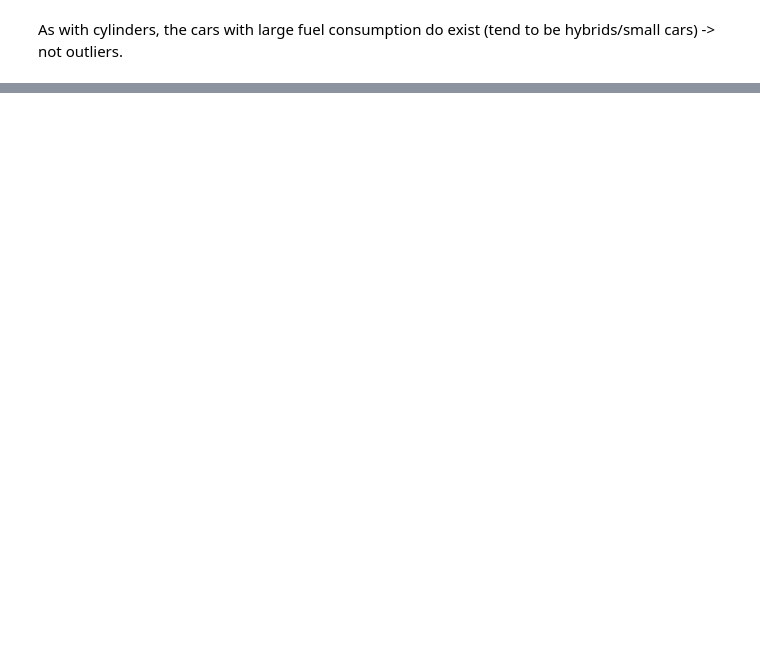
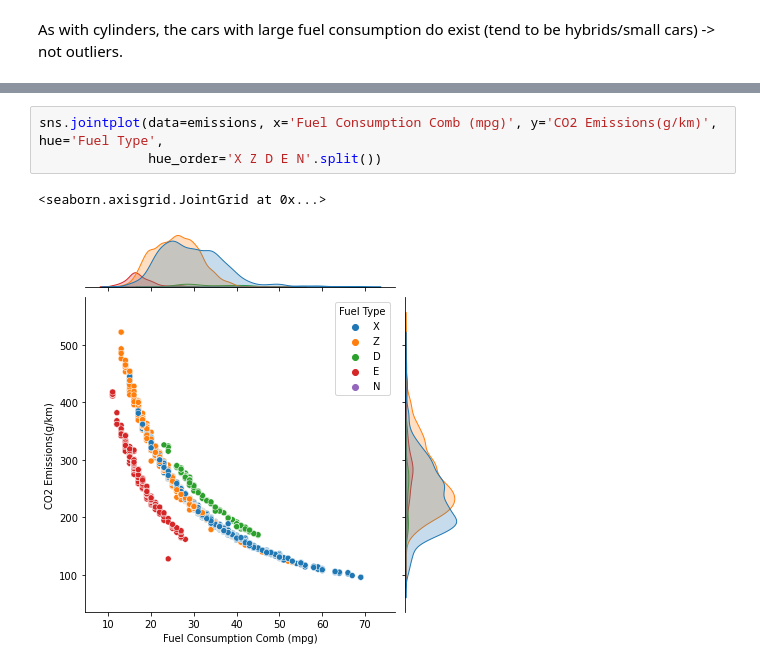
Before and after one commit to tbache/CO2_emissions_regression, a Jupyter notebook: CO2_emissions_regression.ipynb, the cells around one changed output, grey strips where cells are left out. Cells and saved outputs as stored; diff of their text form; blank space fills up the shorter version.

```diff
--- a/CO2_emissions_regression.ipynb
+++ b/CO2_emissions_regression.ipynb
@@ -223,0 +248,6 @@ As with cylinders, the cars with large fuel consumption do exist (tend to be hyb
+# %%
+sns.jointplot(data=emissions, x='Fuel Consumption Comb (mpg)', y='CO2 Emissions(g/km)', hue='Fuel Type',
+              hue_order='X Z D E N'.split())
+# %% [output]
+<seaborn.axisgrid.JointGrid at 0x...>
+[figure, added]
```
Also changed, not shown: parts of 51 cells of this notebook.
